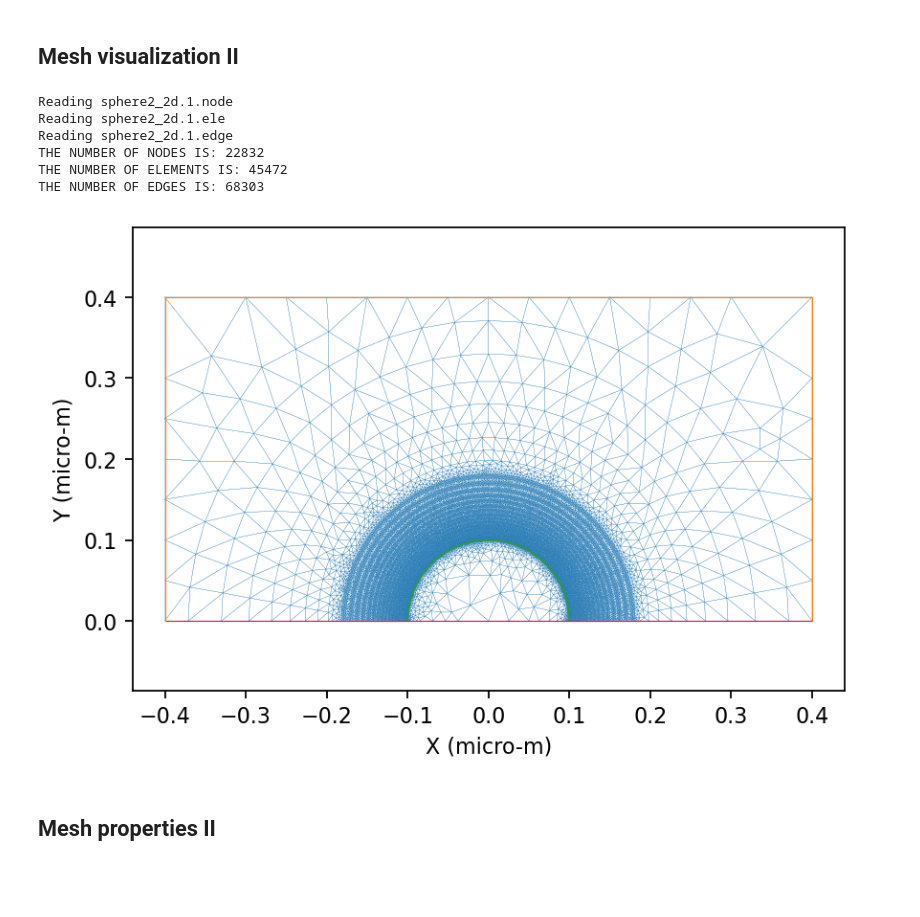
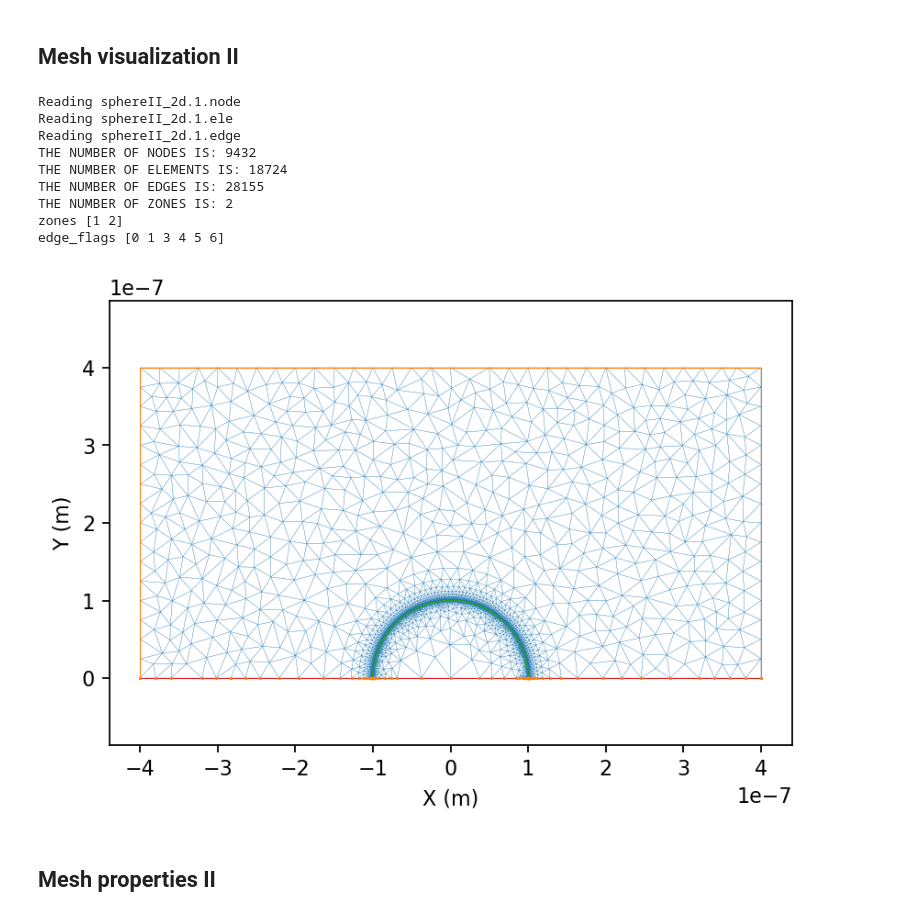
Before and after one commit to yuccadrew/sip, a Jupyter notebook: test_sphere_s62.ipynb, the cells around one changed output. Saved outputs shown, nothing was run; the diff lists cells and outputs as text; code cells hidden in the pictures; blank space fills up the shorter version.

```diff
--- a/test_sphere_s62.ipynb
+++ b/test_sphere_s62.ipynb
@@ -1168,7 +1168,8 @@ def build_Ke2d(xnod,ynod,cx,cy,alpha_x,alpha_y,beta_x,beta_y,
 def assemble_Ks2d(mesh,materials,K_in,b_in,offset=(0,0),nrep=1): #modified from assemble_Ks3d
     print('Incoorprating the boundary condition of the third kind')
     start=time.time()
-    with_third_kind_bc=mesh['with_third_kind_bc']
+    with_third_kind_bc=np.reshape(mesh['with_third_kind_bc'],(-1,nrep))
+    with_third_kind_bc=np.any(with_third_kind_bc,axis=1)
 
     nodes=mesh['nodes']
     edges_bc=mesh['edges'][with_third_kind_bc,:]
@@ -1267,7 +1268,8 @@ def set_first_kind_bc2d(mesh,materials,K_in,b_in,offset=(0,0),nrep=1): #modified
     start=time.time()
     nodes=mesh['nodes']
     edges=mesh['edges']
-    with_first_kind_bc=mesh['with_first_kind_bc']
+    with_first_kind_bc=np.reshape(mesh['with_first_kind_bc'],(-1,nrep))
+    with_first_kind_bc=np.any(with_first_kind_bc,axis=1)
     nind_bc=np.unique(edges[with_first_kind_bc,:].flatten(order='C'))
     nind_in=np.unique(edges[~with_first_kind_bc,:].flatten(order='C'))
     nodes_bc=nodes[nind_bc,:]
@@ -4559,9 +4643,12 @@ if __name__=='__main__':
 # %% [markdown]
 ## Mesh visualization II
 # %%
+%matplotlib inline
+import matplotlib.pyplot as plt
+
 def display_mesh():
     #modify user inputs below
-    mesh_prefix='sphere2_2d'
+    mesh_prefix='sphereII_2d'
 
     #load mesh
     print('Reading %s.1.node'%mesh_prefix)
@@ -4580,12 +4667,18 @@ def display_mesh():
     elements=elements-1
     edges=edges-1
 
+    #scale nodes from meter to micro-meter
+    nodes=nodes*1e-6
+
     nnode=len(nodes)
     nelem=len(elements)
     nedge=len(edges)
     print('THE NUMBER OF NODES IS: %d'%nnode)
     print('THE NUMBER OF ELEMENTS IS: %d'%nelem)
     print('THE NUMBER OF EDGES IS: %d'%nedge)
+    print('THE NUMBER OF ZONES IS: %d'%len(np.unique(zones)))
+    print('zones',np.unique(zones))
+    print('edge_flags',np.unique(edge_flags))
     print('')
 
     fig,ax=plt.subplots(dpi=160)
@@ -4607,50 +4700,51 @@ def display_mesh():
     mask=edge_flags>=4
     x=nodes[edges,0]
     y=nodes[edges,1]
     ax.plot(x[mask,:].T,y[mask,:].T,'-',linewidth=0.5,color='tab:orange')
 
 #     mask=node_flags==1
 #     ax.plot(nodes[mask,0],nodes[mask,1],'.',markersize=1,color='tab:green')
 #     mask=node_flags==2
 #     ax.plot(nodes[mask,0],nodes[mask,1],'.',markersize=1,color='tab:red')
-#     mask=node_flags==3
-#     ax.plot(nodes[mask,0],nodes[mask,1],'.',markersize=1,color='tab:orange')
+    mask=node_flags==3
+    ax.plot(nodes[mask,0],nodes[mask,1],'.',markersize=1,color='tab:orange')
 
-#     ax.plot(sp_refined[:,0]*1e6,sp_refined[:,1]*1e6,'.')
-#     ax.plot(cp_refined[:,0]*1e6,cp_refined[:,1]*1e6,'.',color='tab:orange',markersize=0.5)
-    ax.set_xlabel('X (micro-m)')
-    ax.set_ylabel('Y (micro-m)')
+    ax.set_xlabel('X (m)')
+    ax.set_ylabel('Y (m)')
     ax.axis('equal')
 #     ax.set_xlim(5,5.25)
 #     ax.set_ylim(0,0.25)
     return fig,ax
 
 if __name__=='__main__':
     fig,ax=display_mesh()
 #     nodes=mesh['nodes']
 #     elements=mesh['elements']
 #     edges=mesh['edges']
 #     with_first_kind_bc=mesh['with_first_kind_bc']
 #     with_third_kind_bc=mesh['with_third_kind_bc']
 #     in_stern=mesh['in_stern']
 
 #     nind_bc=np.unique(edges[with_first_kind_bc,:].flatten(order='C'))
-#     x=nodes[nind_bc,0]*1e6
-#     y=nodes[nind_bc,1]*1e6
+#     x=nodes[nind_bc,0]
+#     y=nodes[nind_bc,1]
 #     ax.plot(x,y,'.',color='tab:orange',markersize=0.5)
 
-#     x=nodes[edges[with_third_kind_bc,:],0]*1e6
-#     y=nodes[edges[with_third_kind_bc,:],1]*1e6
+#     x=nodes[edges[with_third_kind_bc,:],0]
+#     y=nodes[edges[with_third_kind_bc,:],1]
 #     ax.plot(x.T,y.T,'-',linewidth=0.5,color='tab:red')
     plt.show()
 # %% [output]
-Reading sphere2_2d.1.node
-Reading sphere2_2d.1.ele
-Reading sphere2_2d.1.edge
-THE NUMBER OF NODES IS: 22832
-THE NUMBER OF ELEMENTS IS: 45472
-THE NUMBER OF EDGES IS: 68303
+Reading sphereII_2d.1.node
+Reading sphereII_2d.1.ele
+Reading sphereII_2d.1.edge
+THE NUMBER OF NODES IS: 9432
+THE NUMBER OF ELEMENTS IS: 18724
+THE NUMBER OF EDGES IS: 28155
+THE NUMBER OF ZONES IS: 2
+zones [1 2]
+edge_flags [0 1 3 4 5 6]
-[figure, old version]
+[figure, new version]
 # %% [markdown]
 ## Mesh properties II
 # %%
```
Also changed, not shown: parts of 18 cells of this notebook.
